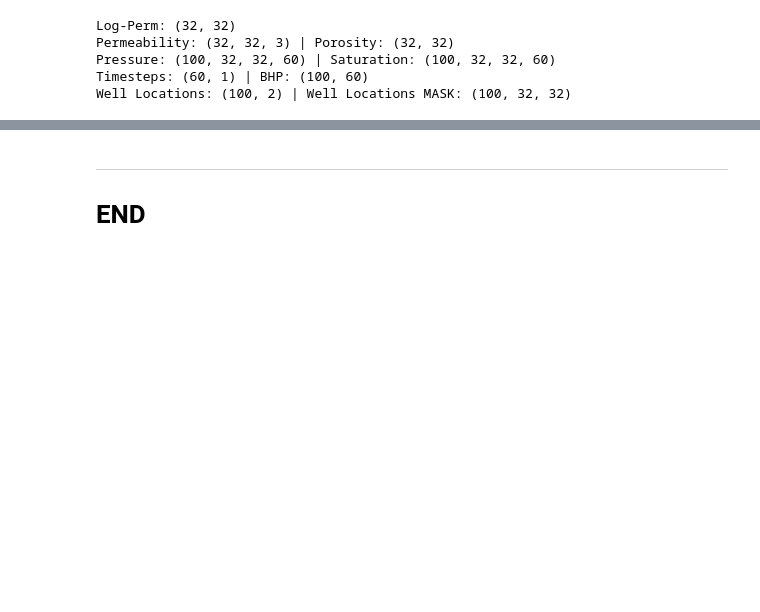
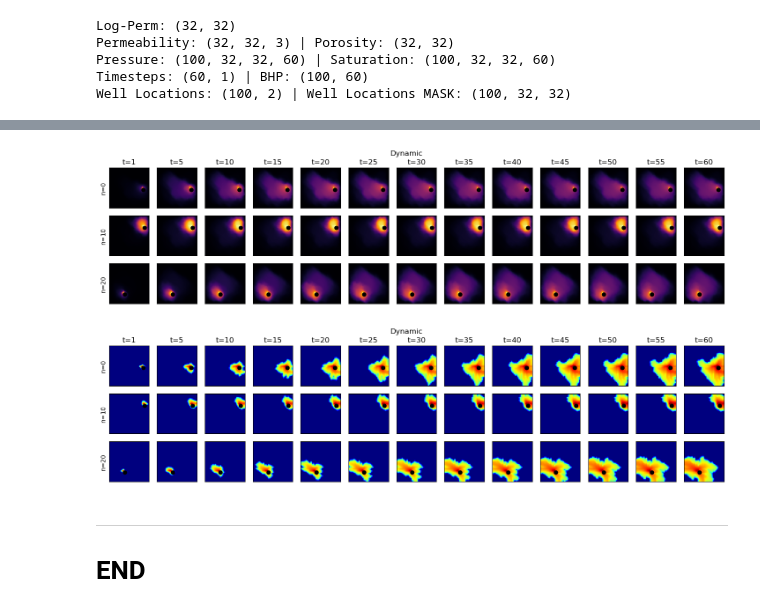
Before and after one commit to misaelmmorales/Placement-Control-Optim-CO2, a Jupyter notebook: CO2_placement_optim.ipynb, the cells around one changed output, grey strips where cells are left out. Drawn from its saved outputs; the diff is of its cells as text; code cells hidden in the pictures; blank space fills up the shorter version.

```diff
--- a/CO2_placement_optim.ipynb
+++ b/CO2_placement_optim.ipynb
@@ -88,3 +21,9 @@ Well Locations: (100, 2) | Well Locations MASK: (100, 32, 32)
+# %%
+plot_dynamic(pressure, well_locs, 3, multiplier=10, cmap='inferno')
+plot_dynamic(saturation, well_locs, 3, multiplier=10, cmap='jet')
+# %% [output]
+[figure, added]
+[figure, added]
 # %% [markdown]
 ***
 # END
```
Also changed, not shown: parts of 6 cells of this notebook, 1 other file.
